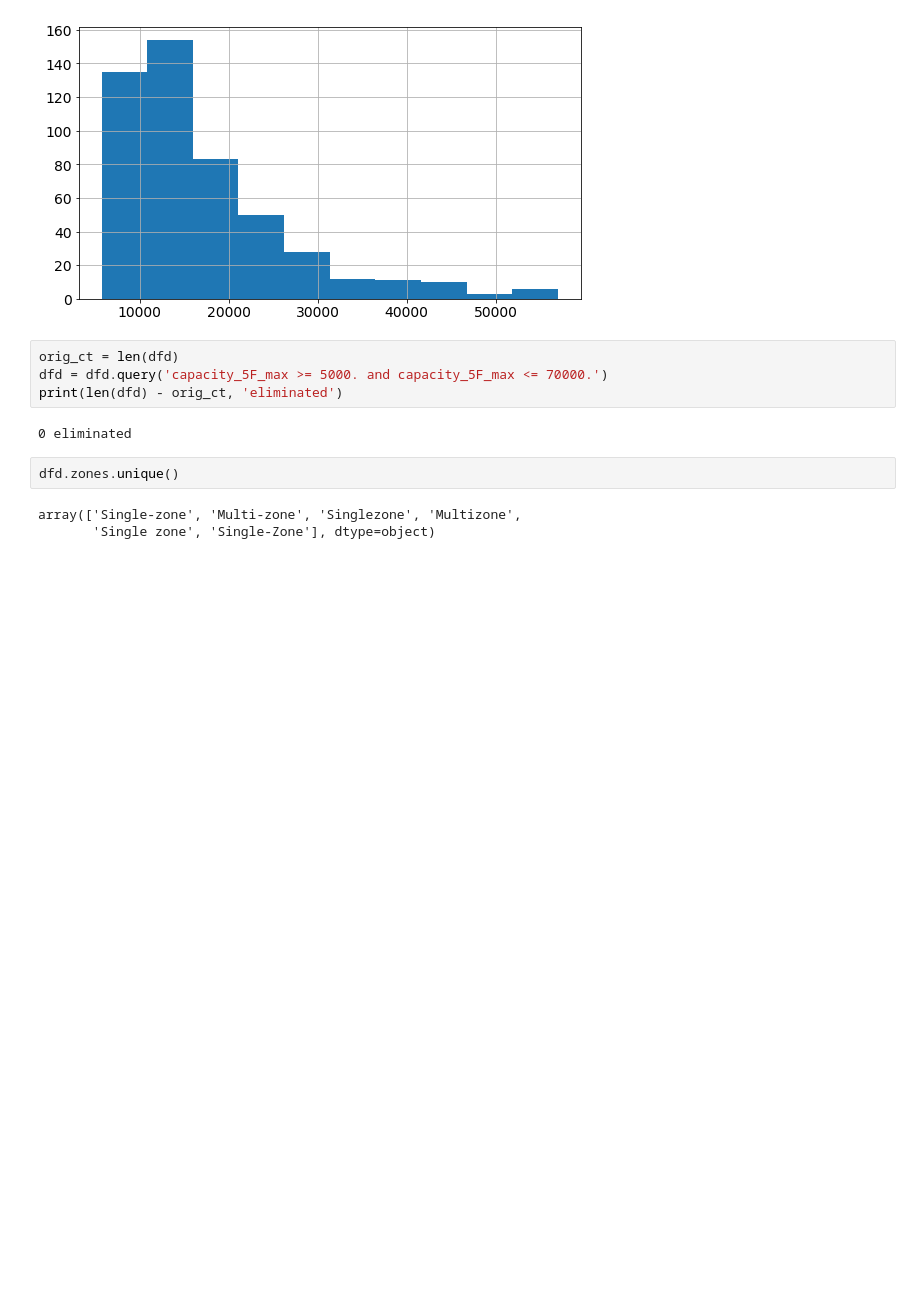
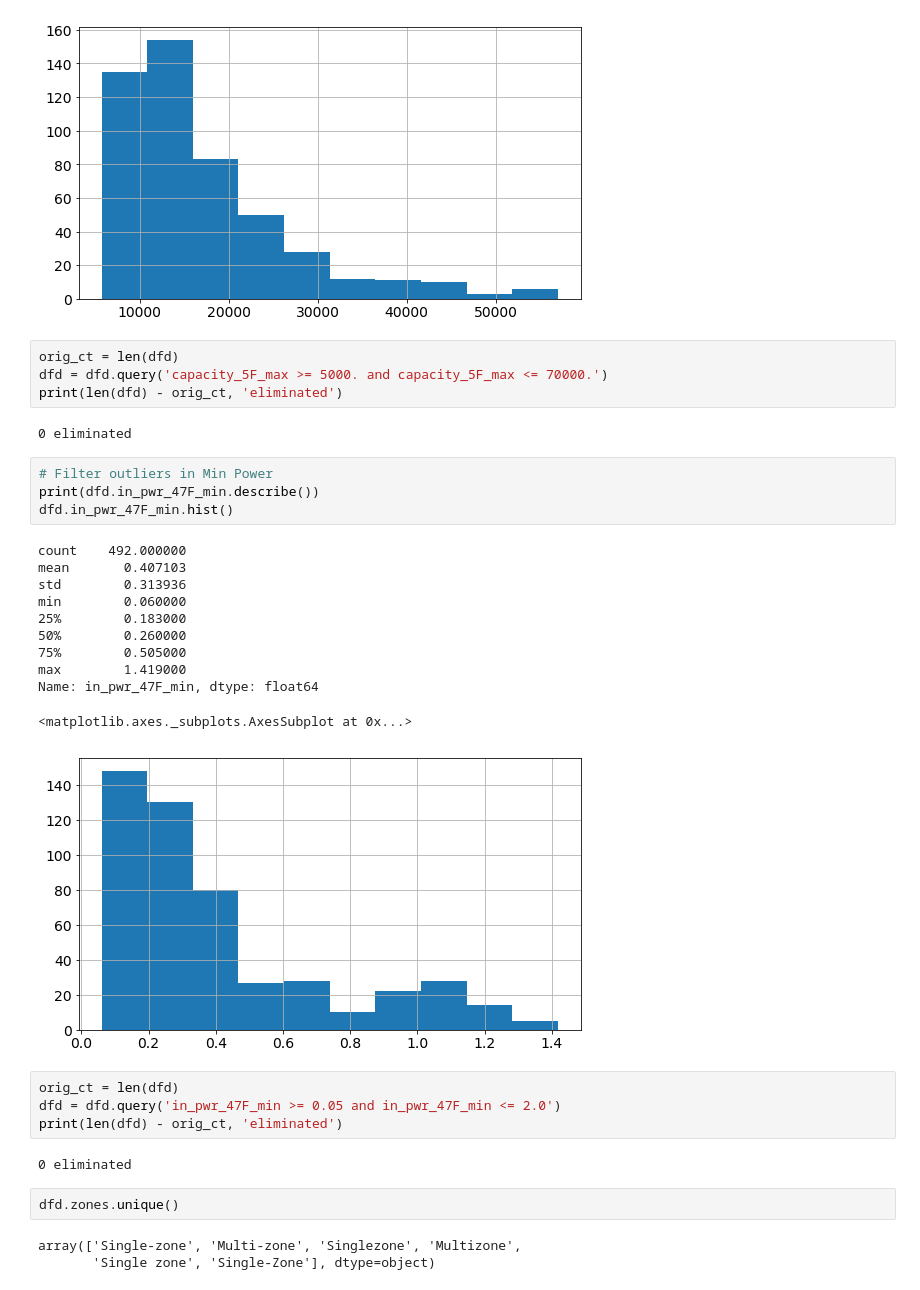
Before and after one commit to RobertLJordan/ak-energy-admin, a Jupyter notebook: ak-energy-data-admin.ipynb, the cells around one changed output. Cells and saved outputs as stored; diff of their text form; blank space fills up the shorter version.

Commit message:
Added Outlier check for min power.

```diff
--- a/ak-energy-data-admin.ipynb
+++ b/ak-energy-data-admin.ipynb
@@ -627,6 +627,28 @@ dfd = dfd.query('capacity_5F_max >= 5000. and capacity_5F_max <= 70000.')
 print(len(dfd) - orig_ct, 'eliminated')
 # %% [output]
 0 eliminated
+# %%
+# Filter outliers in Min Power
+print(dfd.in_pwr_47F_min.describe())
+dfd.in_pwr_47F_min.hist()
+# %% [output]
+count    492.000000
+mean       0.407103
+std        0.313936
+min        0.060000
+25%        0.183000
+50%        0.260000
+75%        0.505000
+max        1.419000
+Name: in_pwr_47F_min, dtype: float64
+<matplotlib.axes._subplots.AxesSubplot at 0x...>
+[figure, added]
+# %%
+orig_ct = len(dfd)
+dfd = dfd.query('in_pwr_47F_min >= 0.05 and in_pwr_47F_min <= 2.0')
+print(len(dfd) - orig_ct, 'eliminated')
+# %% [output]
+0 eliminated
 # %%
 dfd.zones.unique()
 # %% [output]
```
